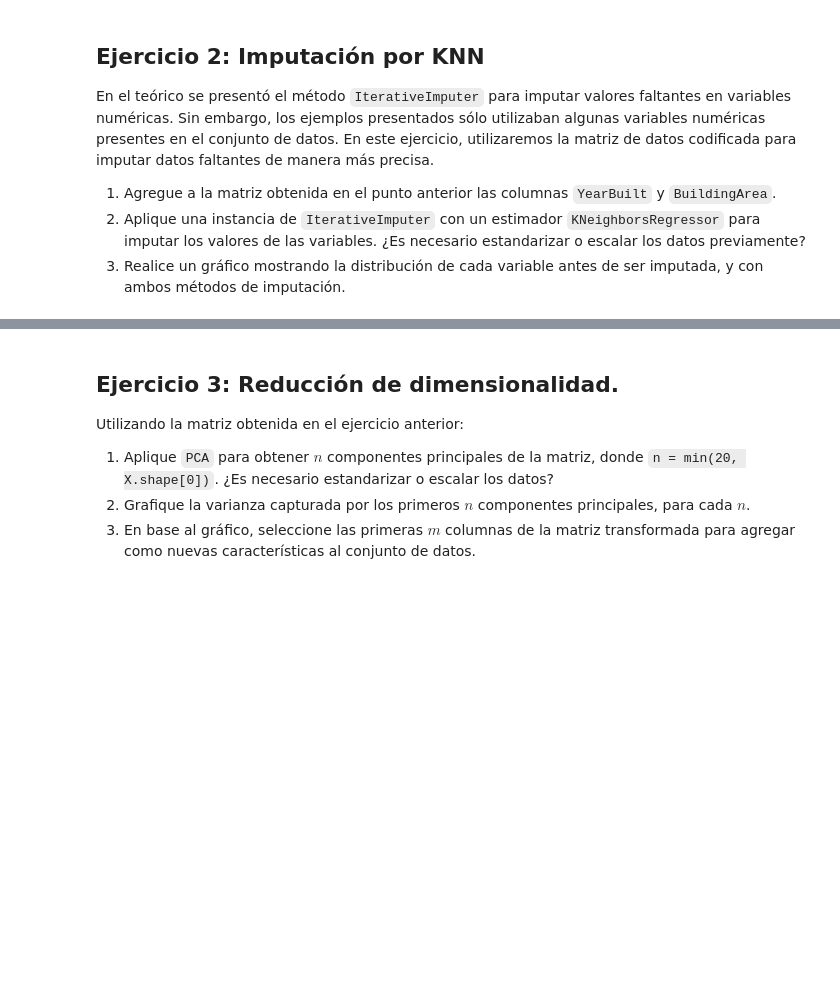
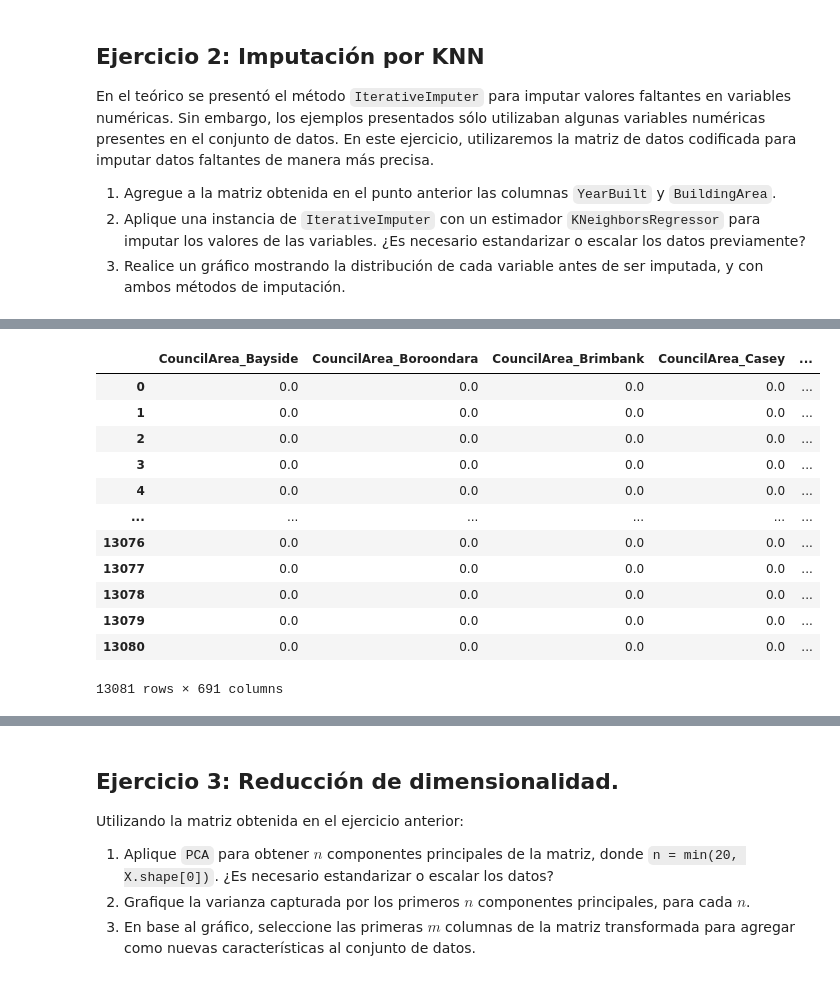
Before and after one commit to eliasexequiel/diplodatos, a Jupyter notebook: 02_analisis_y_curacion/entregable_parte2_wolfmann.ipynb, the cells around one changed output, grey strips where cells are left out. Saved outputs shown, nothing was run; the diff lists cells and outputs as text; code cells hidden in the pictures; blank space fills up the shorter version.

```diff
--- a/02_analisis_y_curacion/entregable_parte2_wolfmann.ipynb
+++ b/02_analisis_y_curacion/entregable_parte2_wolfmann.ipynb
@@ -79,0 +193,20 @@ En el teórico se presentó el método `IterativeImputer` para imputar valores f
+# %%
+# Scalling
+from sklearn.preprocessing import MinMaxScaler
+scaler = MinMaxScaler()
+merged_unique_df = pandas.DataFrame(scaler.fit_transform(merged_unique_df),columns=merged_unique_df.columns)
+merged_unique_df
+# %% [output]
+|  | CouncilArea_Bayside | CouncilArea_Boroondara | CouncilArea_Brimbank | CouncilArea_Casey | ... |
+| 0 | 0.0 | 0.0 | 0.0 | 0.0 | ... |
+| 1 | 0.0 | 0.0 | 0.0 | 0.0 | ... |
+| 2 | 0.0 | 0.0 | 0.0 | 0.0 | ... |
+| 3 | 0.0 | 0.0 | 0.0 | 0.0 | ... |
+| 4 | 0.0 | 0.0 | 0.0 | 0.0 | ... |
+| ... | ... | ... | ... | ... | ... |
+| 13076 | 0.0 | 0.0 | 0.0 | 0.0 | ... |
+| 13077 | 0.0 | 0.0 | 0.0 | 0.0 | ... |
+| 13078 | 0.0 | 0.0 | 0.0 | 0.0 | ... |
+| 13079 | 0.0 | 0.0 | 0.0 | 0.0 | ... |
+| 13080 | 0.0 | 0.0 | 0.0 | 0.0 | ... |
+13081 rows × 691 columns
```
Also changed, not shown: parts of 14 cells of this notebook.
